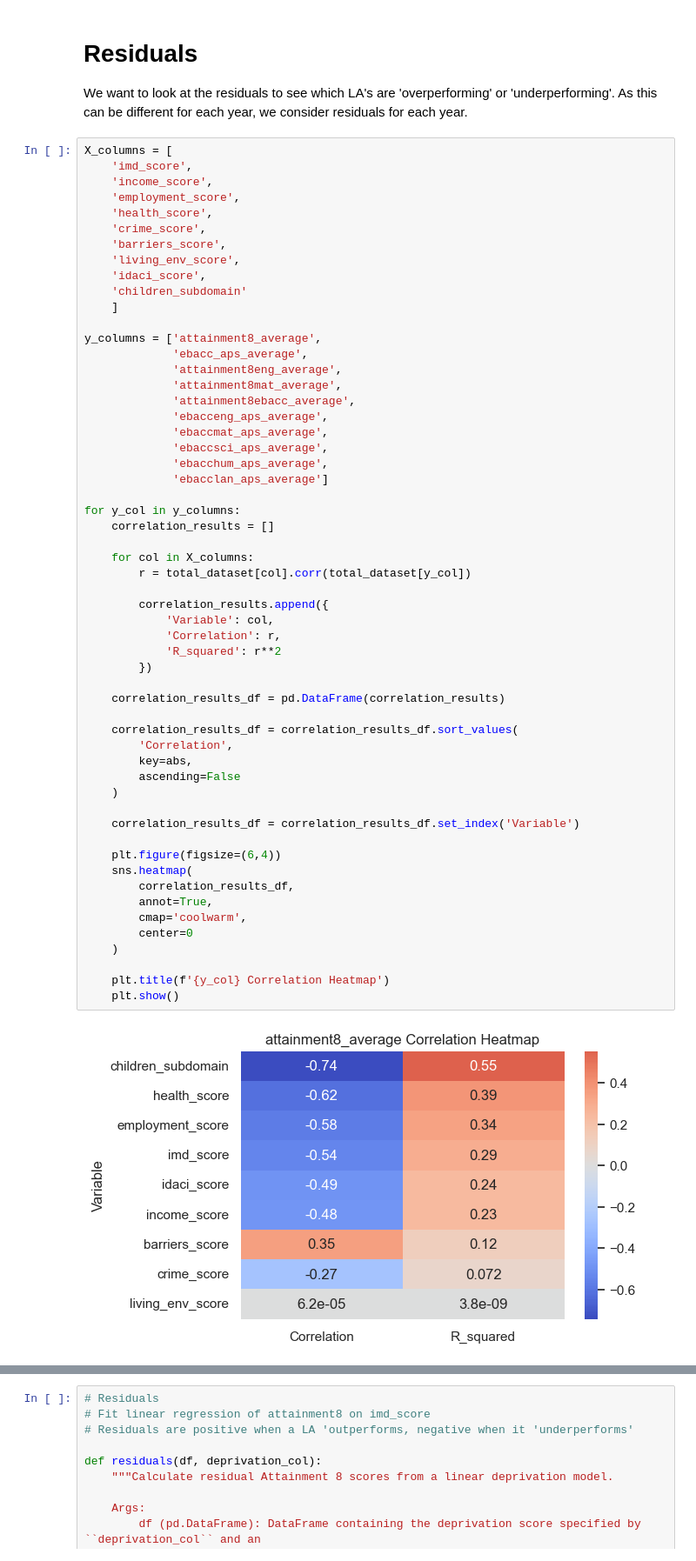
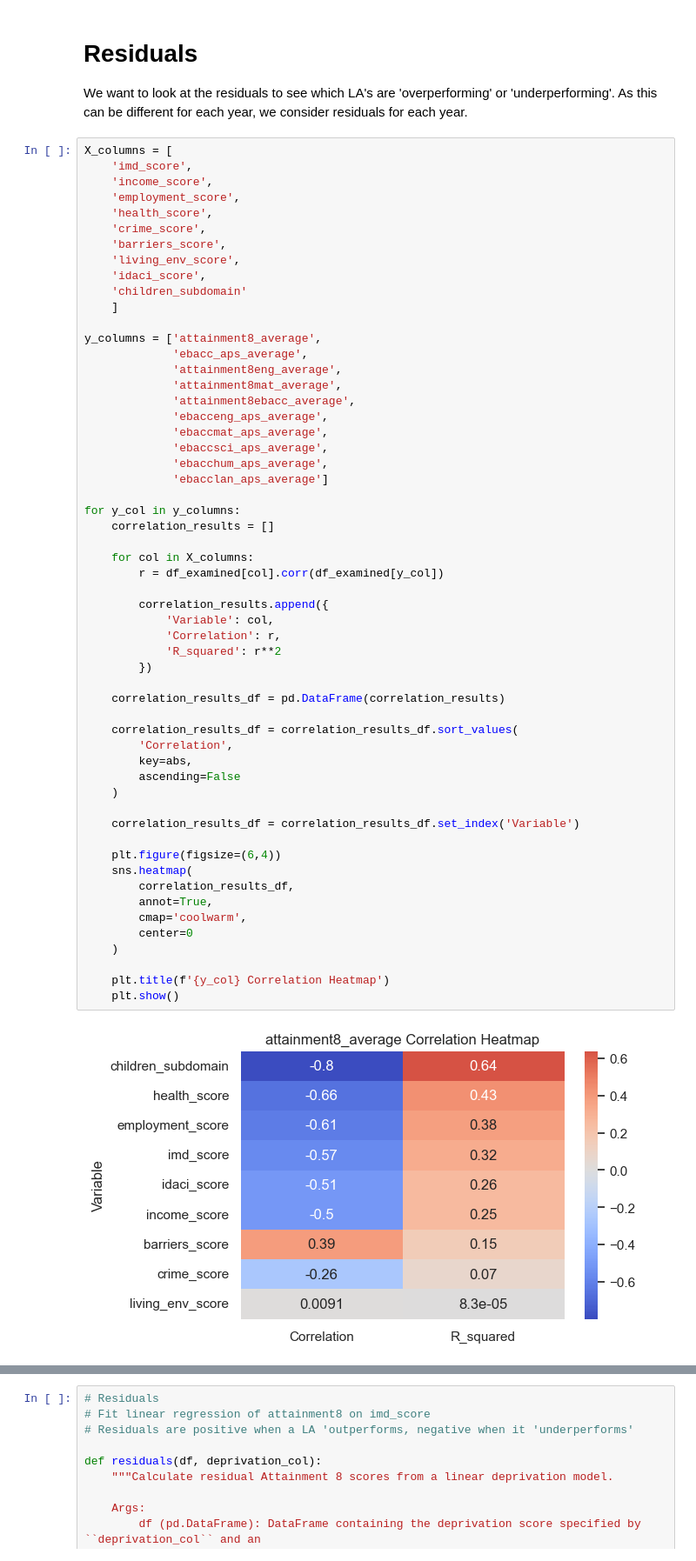
Before and after one commit to AislingLangston/CFG-DS-group-6-2026, a Jupyter notebook: RQ6.ipynb, the cells around one changed output, grey strips where cells are left out. Shown at 87% size. Drawn from its saved outputs; the diff is of its cells as text.

```diff
--- a/RQ6.ipynb
+++ b/RQ6.ipynb
@@ -70,33 +70,33 @@ for y_col in y_columns:
     correlation_results = []
 
     for col in X_columns:
-        r = total_dataset[col].corr(total_dataset[y_col])
+        r = df_examined[col].corr(df_examined[y_col])
 
         correlation_results.append({
             'Variable': col,
             'Correlation': r,
             'R_squared': r**2
         })
 
     correlation_results_df = pd.DataFrame(correlation_results)
 
     correlation_results_df = correlation_results_df.sort_values(
         'Correlation',
         key=abs,
         ascending=False
     )
 
     correlation_results_df = correlation_results_df.set_index('Variable')
 
     plt.figure(figsize=(6,4))
     sns.heatmap(
         correlation_results_df,
         annot=True,
         cmap='coolwarm',
         center=0
     )
 
     plt.title(f'{y_col} Correlation Heatmap')
     plt.show()
 # %% [output]
-[figure, old version]
+[figure, new version]
```
Also changed, not shown: parts of 8 cells of this notebook, 3 other files.
